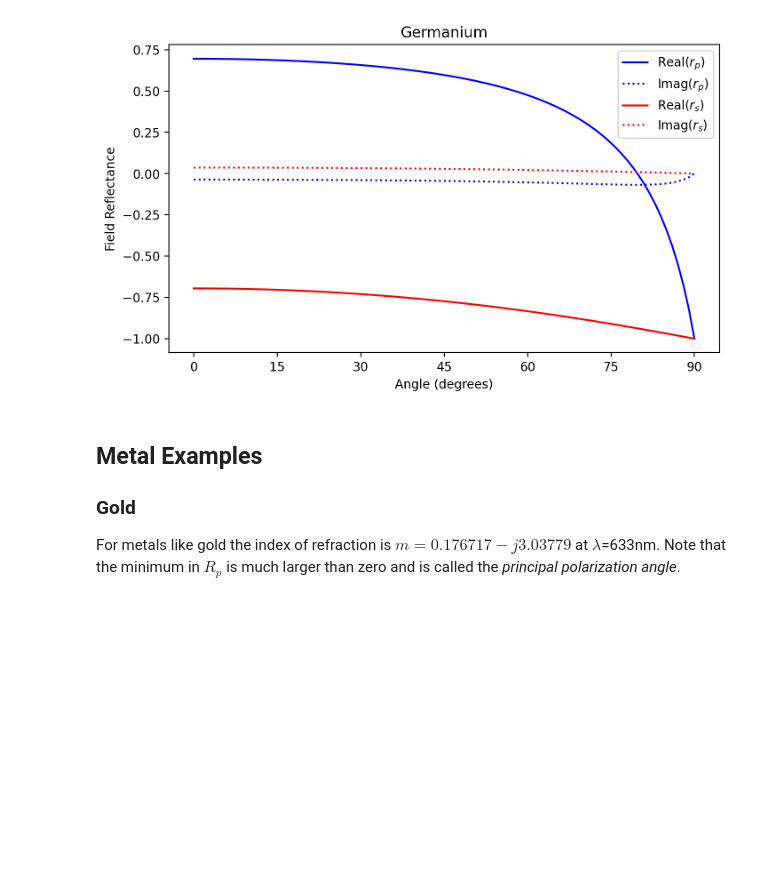
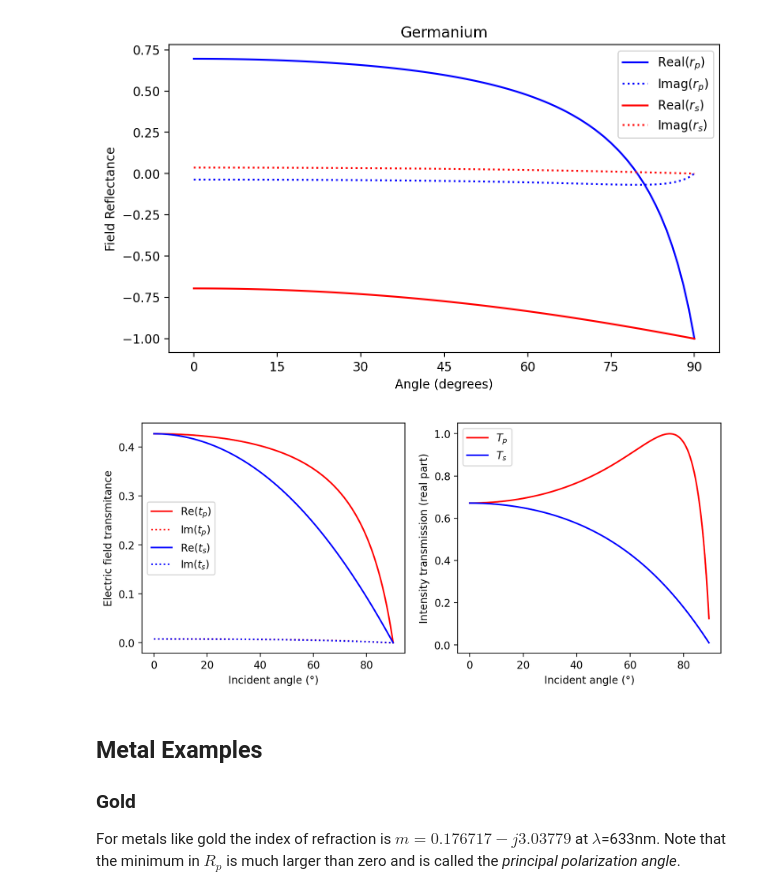
Before and after one commit to scottprahl/pypolar, a Jupyter notebook: docs/07-Fresnel-Reflection.ipynb, the cells around one changed output. Drawn from its saved outputs; the diff is of its cells as text; code cells hidden in the pictures; blank space fills up the shorter version.

Commit message:
fresnel testing updates

```diff
--- a/docs/07-Fresnel-Reflection.ipynb
+++ b/docs/07-Fresnel-Reflection.ipynb
@@ -603,6 +603,38 @@ plt.legend()
 plt.show()
 # %% [output]
 [figure]
+# %%
+# From https://refractiveindex.info/?shelf=main&book=GaAs&page=Aspnes, for 0.8 um = 800 nm
+
+ref_index = 3.6835 - 0.085660j
+theta = np.linspace(0,90,181)
+
+tp = fresnel.t_par_amplitude(ref_index, theta, deg=True)
+ts = fresnel.t_per_amplitude(ref_index, theta, deg=True)
+
+Tp = fresnel.T_par(ref_index, theta, deg=True)
+Tx = fresnel.T_per(ref_index, theta, deg=True)
+
+plt.figure(figsize=(10,4))
+plt.subplot(1,2,1)
+plt.plot(theta, tp.real, "r", label=r"Re($t_p$)")
+plt.plot(theta, tp.imag, ":r", label=r"Im($t_p$)")
+plt.plot(theta, ts.real, "b", label=r"Re($t_s$)")
+plt.plot(theta, ts.imag, ":b", label=r"Im($t_s$)")
+plt.ylabel("Electric field transmitance")
+plt.xlabel("Incident angle (°)")
+plt.legend()
+
+plt.subplot(1,2,2)
+plt.plot(theta[:-1], Tp.real[:-1], 'r', label = "$T_p$")
+plt.plot(theta[:-1], Ts.real[:-1], 'b', label = "$T_s$")
+plt.ylabel("Intensity transmission (real part)")
+plt.xlabel("Incident angle (°)")
+plt.legend()
+
+plt.show()
+# %% [output]
+[figure, added]
 # %% [markdown]
 ## Metal Examples
 
```
Also changed, not shown: parts of 2 cells of this notebook, 2 other files.
